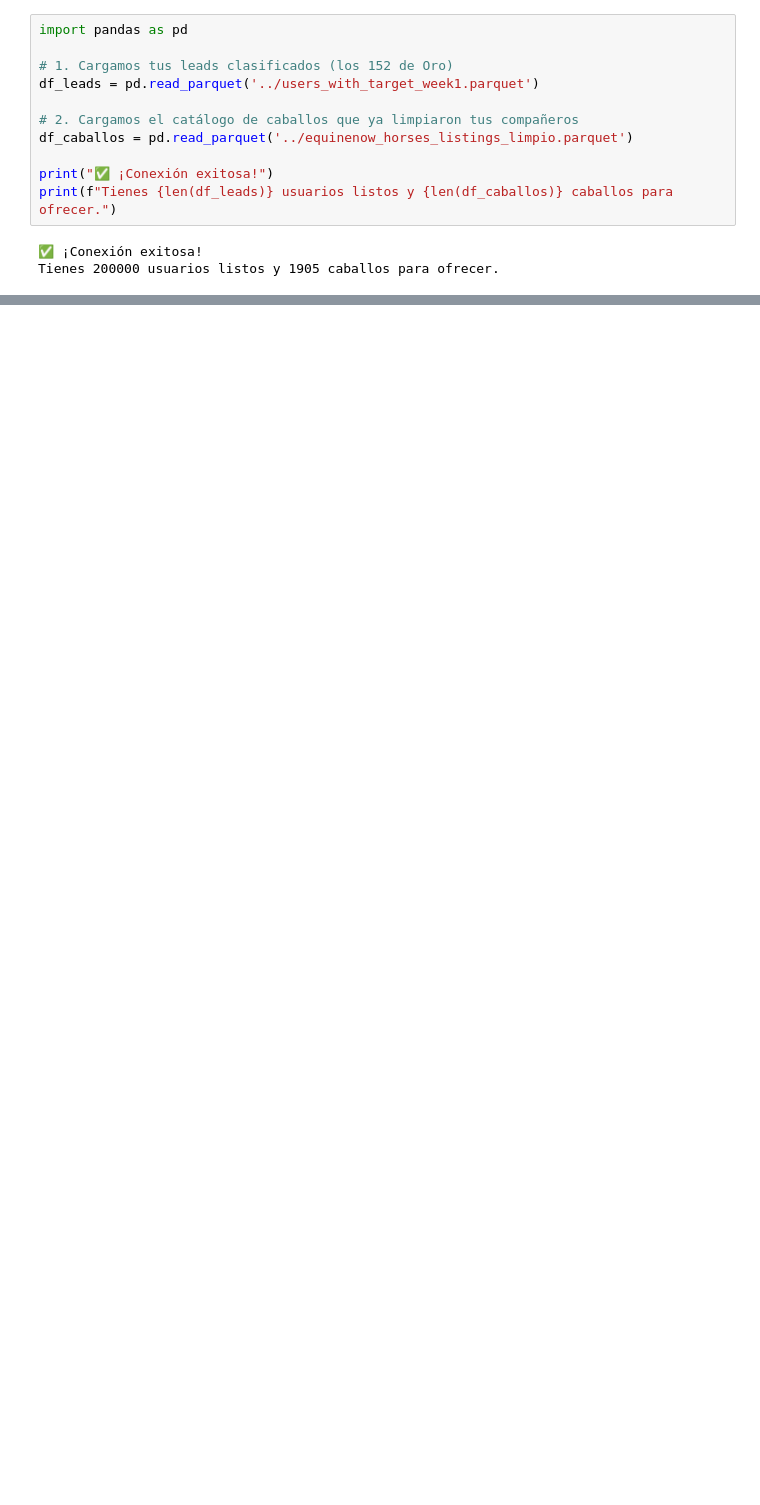
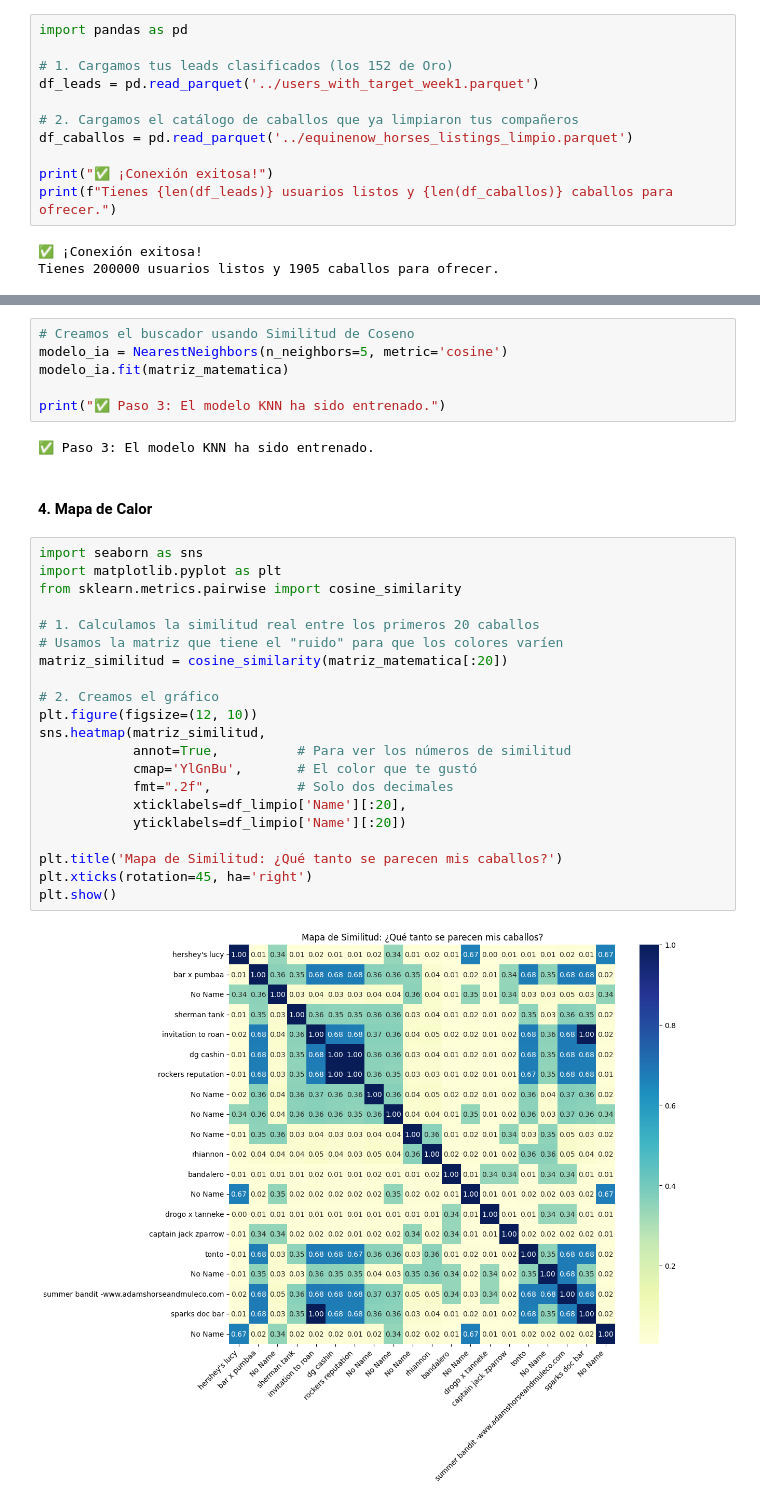
Before and after one commit to No-Country-simulation/S02-26-E45-Data_Science_EquineLead, a Jupyter notebook: notebooks/03_Motor_Recomendacion.ipynb, the cells around one changed output, grey strips where cells are left out. Drawn from its saved outputs; the diff is of its cells as text; blank space fills up the shorter version.

Commit message:
docs: finalize week 3 with notebook update and visual metrics

```diff
--- a/notebooks/03_Motor_Recomendacion.ipynb
+++ b/notebooks/03_Motor_Recomendacion.ipynb
@@ -81,0 +116,33 @@ memory usage: 721.3 KB
+# %%
+# Creamos el buscador usando Similitud de Coseno
+modelo_ia = NearestNeighbors(n_neighbors=5, metric='cosine')
+modelo_ia.fit(matriz_matematica)
+
+print("✅ Paso 3: El modelo KNN ha sido entrenado.")
+# %% [output]
+✅ Paso 3: El modelo KNN ha sido entrenado.
+# %% [markdown]
+#### 4. Mapa de Calor
+# %%
+import seaborn as sns
+import matplotlib.pyplot as plt
+from sklearn.metrics.pairwise import cosine_similarity
+
+# 1. Calculamos la similitud real entre los primeros 20 caballos
+# Usamos la matriz que tiene el "ruido" para que los colores varíen
+matriz_similitud = cosine_similarity(matriz_matematica[:20])
+
+# 2. Creamos el gráfico
+plt.figure(figsize=(12, 10))
+sns.heatmap(matriz_similitud,
+            annot=True,          # Para ver los números de similitud
+            cmap='YlGnBu',       # El color que te gustó
+            fmt=".2f",           # Solo dos decimales
+            xticklabels=df_limpio['Name'][:20],
+            yticklabels=df_limpio['Name'][:20])
+
+plt.title('Mapa de Similitud: ¿Qué tanto se parecen mis caballos?')
+plt.xticks(rotation=45, ha='right')
+plt.show()
+# %% [output]
+[figure, added]
```
Also changed, not shown: parts of 19 cells of this notebook, 4 other files.
